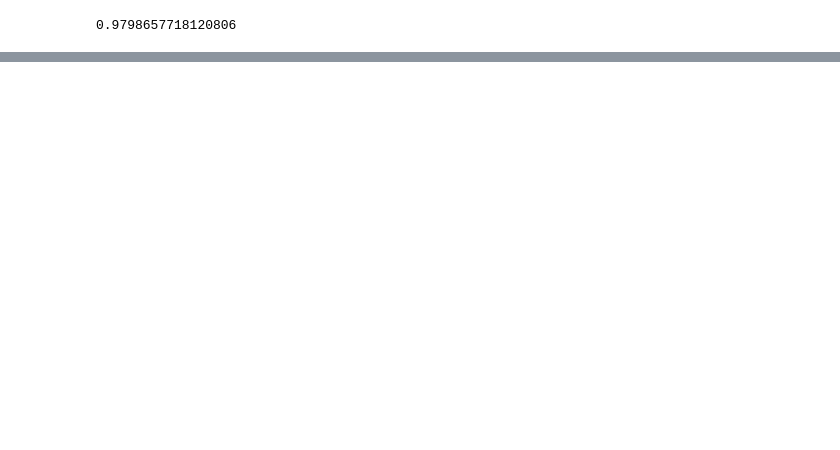
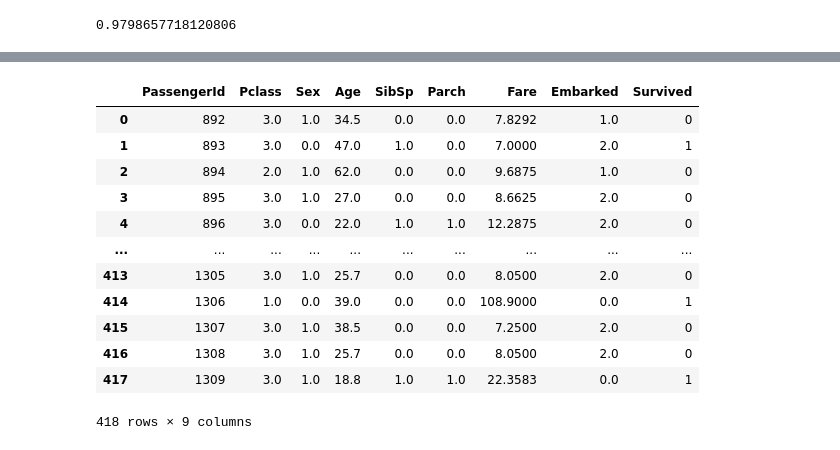
Before and after one commit to alex-chin/TitanicML, a Jupyter notebook: titanic_ml.ipynb, the cells around one changed output, grey strips where cells are left out. Saved outputs shown, nothing was run; the diff lists cells and outputs as text; code cells hidden in the pictures; blank space fills up the shorter version.

```diff
--- a/titanic_ml.ipynb
+++ b/titanic_ml.ipynb
@@ -276,0 +296,2 @@ weighted avg       0.77      0.77      0.77       295
+# %%
+df_ground.drop(['Name', 'Ticket', 'Cabin'], axis=1, inplace=True)
@@ -276,0 +316,4 @@ weighted avg       0.77      0.77      0.77       295
+# %%
+df_ground1 = pd.DataFrame(
+    knn_imputer.transform(df_ground[['Pclass', 'Sex', 'Age', 'SibSp', 'Parch', 'Fare', 'Embarked']]),
+    columns=knn_imputer.get_feature_names_out())
@@ -276,0 +329,2 @@ weighted avg       0.77      0.77      0.77       295
+# %%
+df_ground1['Survived'] = clf.predict(df_ground1)
@@ -276,0 +347,19 @@ weighted avg       0.77      0.77      0.77       295
+# %%
+
+df_all = pd.concat([df_ground[['PassengerId']], df_ground1], axis=1)
+# %%
+df_all
+# %% [output]
+|  | PassengerId | Pclass | Sex | Age | SibSp | Parch | Fare | Embarked | Survived |
+| 0 | 892 | 3.0 | 1.0 | 34.5 | 0.0 | 0.0 | 7.8292 | 1.0 | 0 |
+| 1 | 893 | 3.0 | 0.0 | 47.0 | 1.0 | 0.0 | 7.0000 | 2.0 | 1 |
+| 2 | 894 | 2.0 | 1.0 | 62.0 | 0.0 | 0.0 | 9.6875 | 1.0 | 0 |
+| 3 | 895 | 3.0 | 1.0 | 27.0 | 0.0 | 0.0 | 8.6625 | 2.0 | 0 |
+| 4 | 896 | 3.0 | 0.0 | 22.0 | 1.0 | 1.0 | 12.2875 | 2.0 | 0 |
+| ... | ... | ... | ... | ... | ... | ... | ... | ... | ... |
+| 413 | 1305 | 3.0 | 1.0 | 25.7 | 0.0 | 0.0 | 8.0500 | 2.0 | 0 |
+| 414 | 1306 | 1.0 | 0.0 | 39.0 | 0.0 | 0.0 | 108.9000 | 0.0 | 1 |
+| 415 | 1307 | 3.0 | 1.0 | 38.5 | 0.0 | 0.0 | 7.2500 | 2.0 | 0 |
+| 416 | 1308 | 3.0 | 1.0 | 25.7 | 0.0 | 0.0 | 8.0500 | 2.0 | 0 |
+| 417 | 1309 | 3.0 | 1.0 | 18.8 | 1.0 | 1.0 | 22.3583 | 0.0 | 1 |
+418 rows × 9 columns
```
Also changed, not shown: parts of 57 cells of this notebook.
